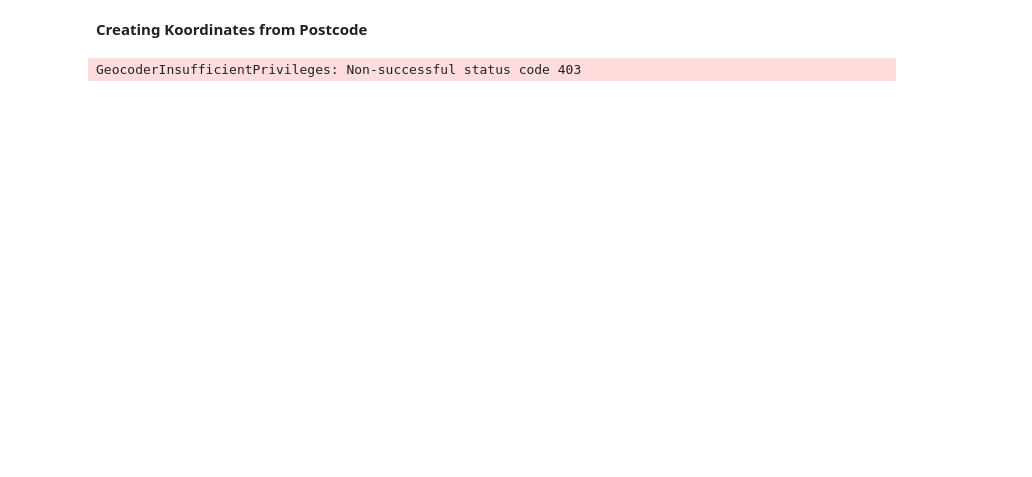
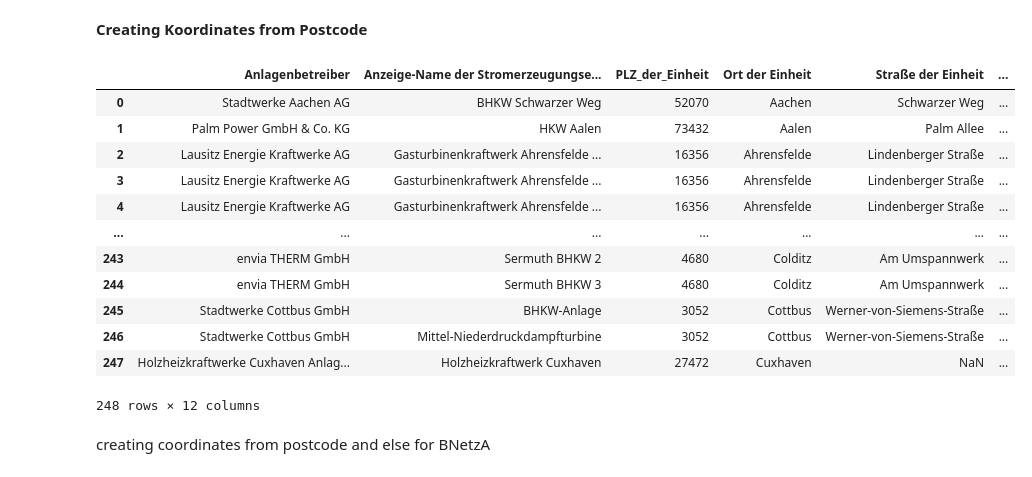
Before and after one commit to NiklasElsaesser/DataVisualization, a Jupyter notebook: dataPrep.ipynb, the cells around one changed output. Cells and saved outputs as stored; diff of their text form; code cells hidden in the pictures; blank space fills up the shorter version.

```diff
--- a/dataPrep.ipynb
+++ b/dataPrep.ipynb
@@ -648,25 +680,41 @@ df = df.drop(columns=['Datum der endgültigen Stilllegung der Einheit (Datum/Jah
 # %% [markdown]
 **Creating Koordinates from Postcode**
-# %%
-
-# Initialize geocoder
-geolocator = Nominatim(user_agent="geoapiExercises")
-
-# Define function to get coordinates
-def get_coordinates(postcode):
-    location = geolocator.geocode(postcode)
-    if location:
-        return location.latitude, location.longitude
-    else:
-        return None, None
-
-# Apply function to DataFrame
-df['latitude'], df['longitude'] = zip(*df['PLZ der Einheit'].map(get_coordinates))
-
-# Merge two columns into one
-#df['Koordinaten'] = df['latitude'] + df['longitude']
-#df.to_csv('Data/BNetza/KWliste.csv', index=False)
-
-df
-# %% [output]
-GeocoderInsufficientPrivileges: Non-successful status code 403
+# %%
+import pandas as pd
+from geopy.geocoders import Nominatim
+
+# Read the CSV data into a DataFrame
+data = pd.read_csv('Data/BNetza/Kwerksliste.csv')
+
+# Initialize geocoder
+geolocator = Nominatim(user_agent="my_geocoder")
+
+# Function to get coordinates from address
+def get_coordinates(row):
+    address = f"{row['PLZ_der_Einheit']}, {row['Ort der Einheit']}, {row['Straße der Einheit']}, {row['Hausnummer der Einheit']}"
+    location = geolocator.geocode(address)
+    if location:
+        return location.latitude, location.longitude
+    else:
+        return None, None
+
+# Apply the function to each row
+data['Latitude'], data['Longitude'] = zip(*data.apply(get_coordinates, axis=1))
+
+# Save the updated DataFrame to a new CSV file
+#data.to_csv('Data/BNetza/KW-Coor-1.csv', index=False)
+data
+# %% [output]
+|  | Anlagenbetreiber | Anzeige-Name der Stromerzeugungse... | PLZ_der_Einheit | Ort der Einheit | Straße der Einheit | ... |
+| 0 | Stadtwerke Aachen AG | BHKW Schwarzer Weg | 52070 | Aachen | Schwarzer Weg | ... |
+| 1 | Palm Power GmbH & Co. KG | HKW Aalen | 73432 | Aalen | Palm Allee | ... |
+| 2 | Lausitz Energie Kraftwerke AG | Gasturbinenkraftwerk Ahrensfelde ... | 16356 | Ahrensfelde | Lindenberger Straße | ... |
+| 3 | Lausitz Energie Kraftwerke AG | Gasturbinenkraftwerk Ahrensfelde ... | 16356 | Ahrensfelde | Lindenberger Straße | ... |
+| 4 | Lausitz Energie Kraftwerke AG | Gasturbinenkraftwerk Ahrensfelde ... | 16356 | Ahrensfelde | Lindenberger Straße | ... |
+| ... | ... | ... | ... | ... | ... | ... |
+| 243 | envia THERM GmbH | Sermuth BHKW 2 | 4680 | Colditz | Am Umspannwerk | ... |
+| 244 | envia THERM GmbH | Sermuth BHKW 3 | 4680 | Colditz | Am Umspannwerk | ... |
+| 245 | Stadtwerke Cottbus GmbH | BHKW-Anlage | 3052 | Cottbus | Werner-von-Siemens-Straße | ... |
+| 246 | Stadtwerke Cottbus GmbH | Mittel-Niederdruckdampfturbine | 3052 | Cottbus | Werner-von-Siemens-Straße | ... |
+| 247 | Holzheizkraftwerke Cuxhaven Anlag... | Holzheizkraftwerk Cuxhaven | 27472 | Cuxhaven | NaN | ... |
+248 rows × 12 columns
@@ -673,3 +729,5 @@ GeocoderInsufficientPrivileges: Non-successful status code 403
+# %% [markdown]
+creating coordinates from postcode and else for BNetzA
 # %%
 import pandas as pd
 from geopy.geocoders import Nominatim
```
Also changed, not shown: parts of 11 cells of this notebook.
